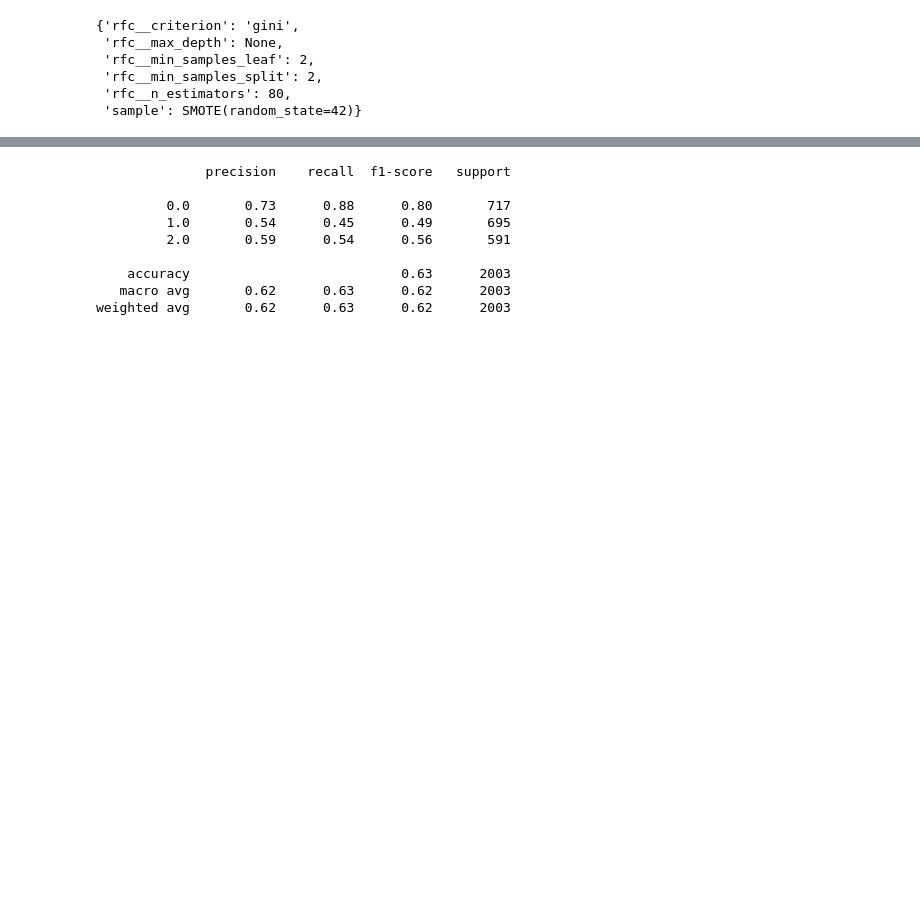
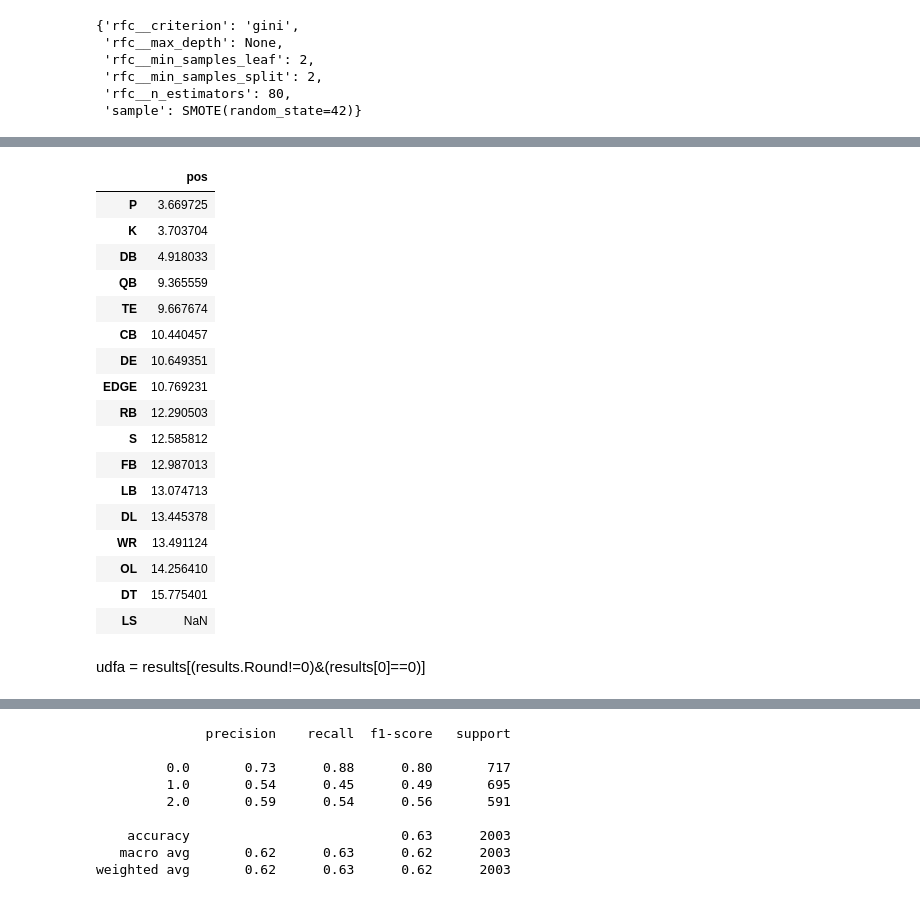
Before and after one commit to jpalgon/Draft_Combine, a Jupyter notebook: Modeling.ipynb, the cells around one changed output, grey strips where cells are left out. Saved outputs shown, nothing was run; the diff lists cells and outputs as text; code cells hidden in the pictures; blank space fills up the shorter version.

```diff
--- a/Modeling.ipynb
+++ b/Modeling.ipynb
@@ -630,0 +412,22 @@ pd.DataFrame(list(zip(feature_names,weights))).sort_values(by=1,ascending=False)
+# %%
+miss = results[results.Round!=results[0]]
+pd.DataFrame((miss.pos.value_counts() / model_df.pos.value_counts()) * 100).sort_values(by='pos')
+# %% [output]
+|  | pos |
+| P | 3.669725 |
+| K | 3.703704 |
+| DB | 4.918033 |
+| QB | 9.365559 |
+| TE | 9.667674 |
+| CB | 10.440457 |
+| DE | 10.649351 |
+| EDGE | 10.769231 |
+| RB | 12.290503 |
+| S | 12.585812 |
+| FB | 12.987013 |
+| LB | 13.074713 |
+| DL | 13.445378 |
+| WR | 13.491124 |
+| OL | 14.256410 |
+| DT | 15.775401 |
+| LS | NaN |
@@ -630,0 +436,2 @@ pd.DataFrame(list(zip(feature_names,weights))).sort_values(by=1,ascending=False)
+# %% [markdown]
+udfa = results[(results.Round!=0)&(results[0]==0)]
```
Also changed, not shown: parts of 41 cells of this notebook, 1 other file.
